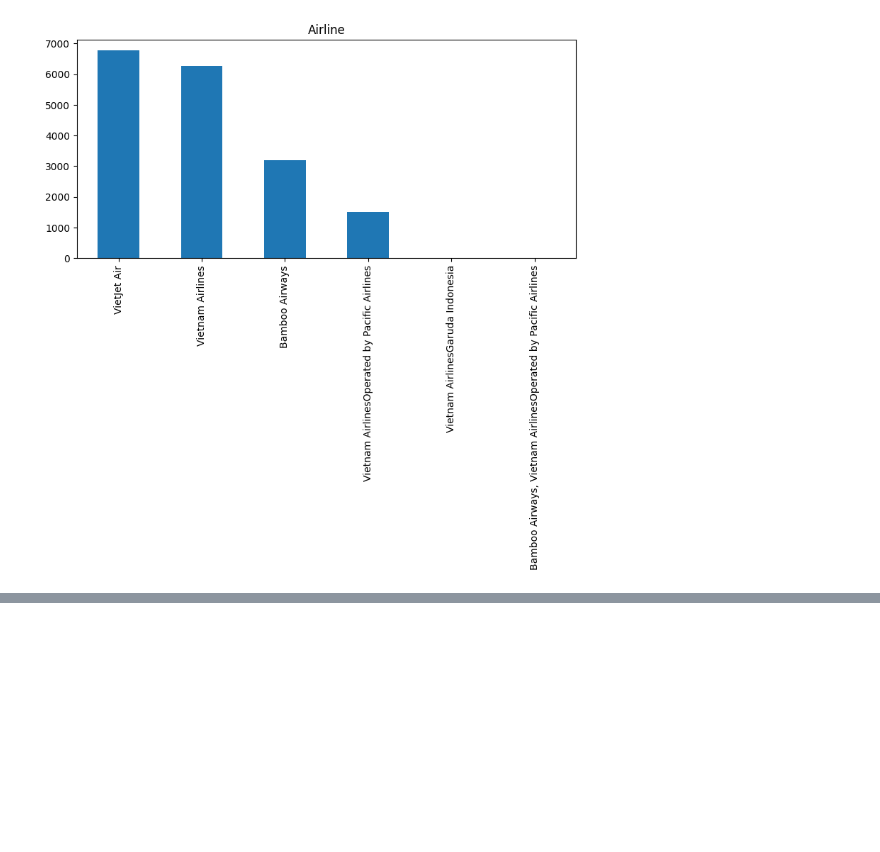
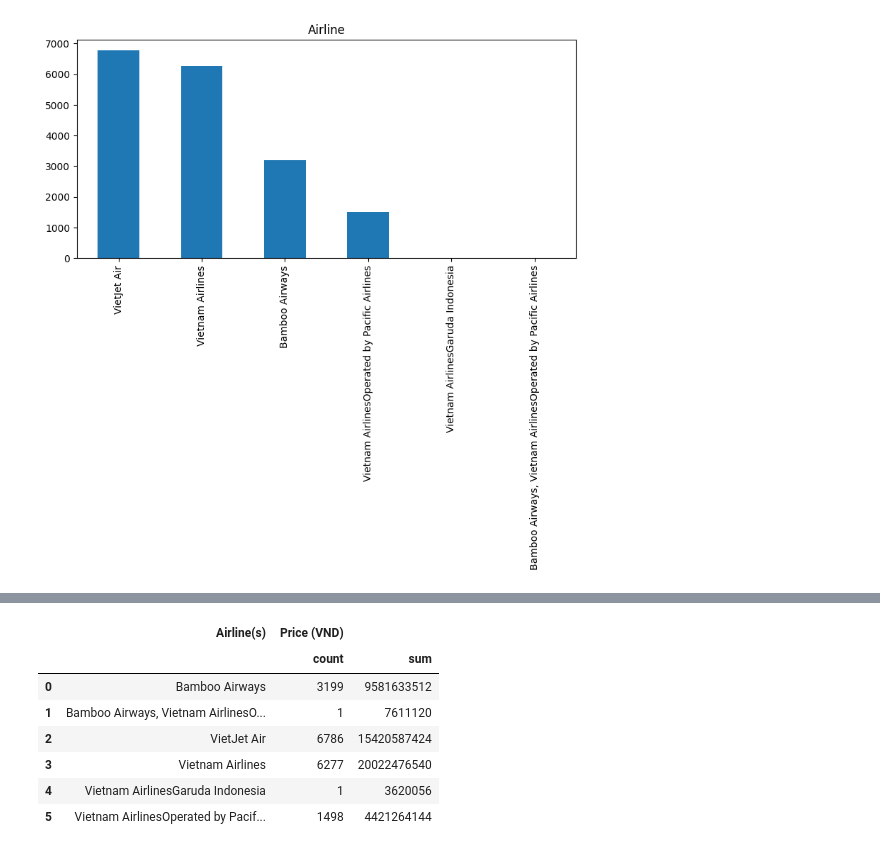
Before and after one commit to PhiHung160420/airline_data_analysis, a Jupyter notebook: model.ipynb, the cells around one changed output, grey strips where cells are left out. Cells and saved outputs as stored; diff of their text form; code cells hidden in the pictures; blank space fills up the shorter version.

```diff
--- a/model.ipynb
+++ b/model.ipynb
@@ -44,0 +102,11 @@ Text(0.5, 1.0, 'Airline')
+# %%
+X_agg
+# %% [output]
+|  | Airline(s) | Price (VND) |  |
+|  |  | count | sum |
+| 0 | Bamboo Airways | 3199 | 9581633512 |
+| 1 | Bamboo Airways, Vietnam AirlinesO... | 1 | 7611120 |
+| 2 | VietJet Air | 6786 | 15420587424 |
+| 3 | Vietnam Airlines | 6277 | 20022476540 |
+| 4 | Vietnam AirlinesGaruda Indonesia | 1 | 3620056 |
+| 5 | Vietnam AirlinesOperated by Pacif... | 1498 | 4421264144 |
```
Also changed, not shown: parts of 5 cells of this notebook.
